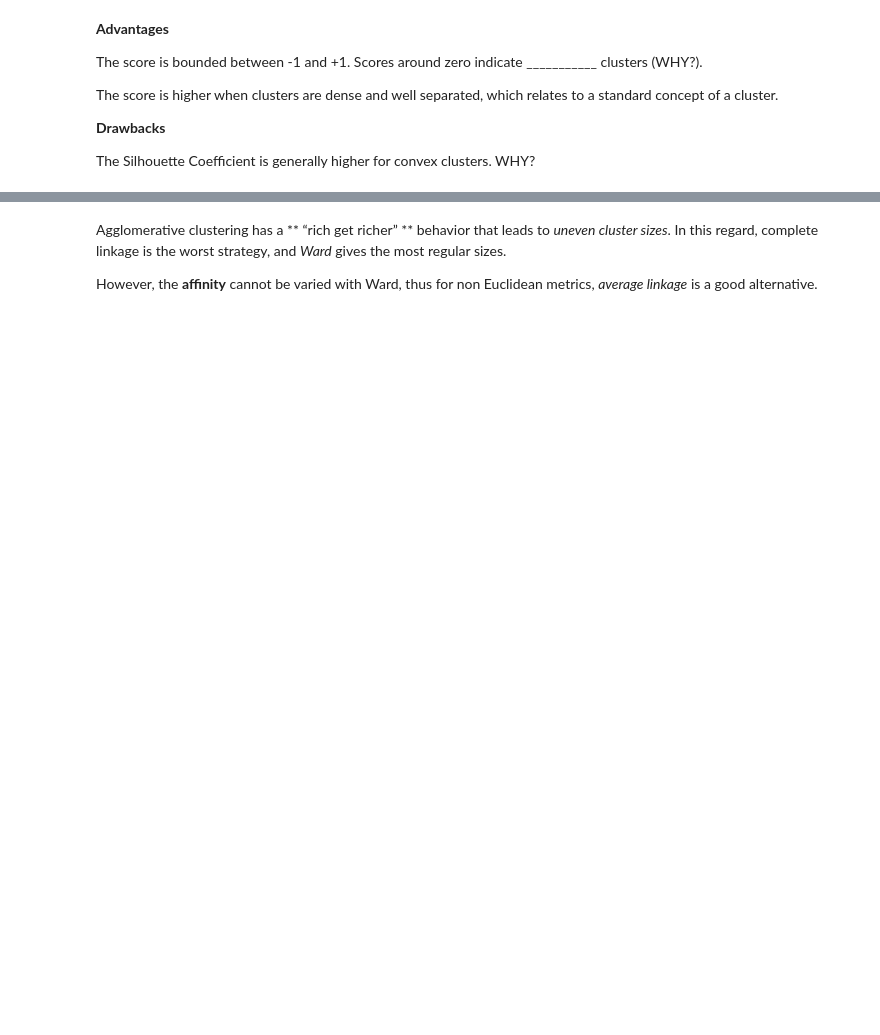
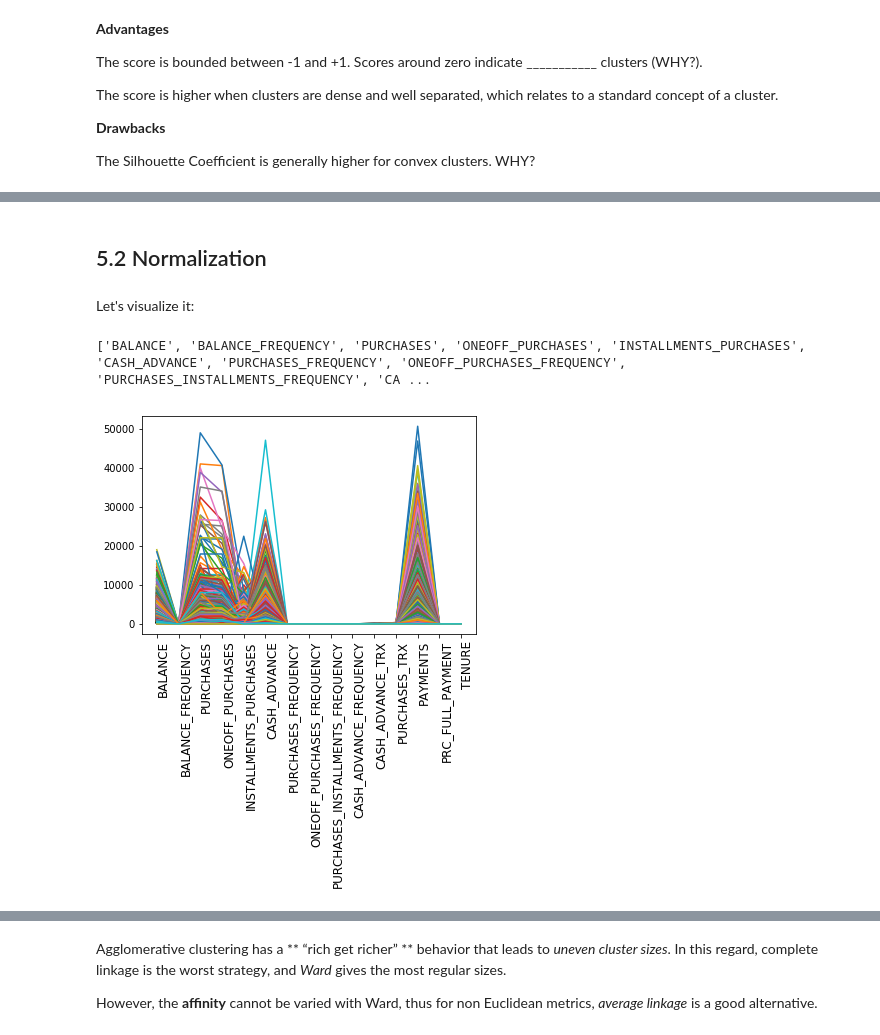
Before and after one commit to rogroc/Postgrau-Data-Science-UB, a Jupyter notebook: 13_UnsupervisedLearning/Unsupervised Learning 1.ipynb, the cells around one changed output, grey strips where cells are left out. Cells and saved outputs as stored; diff of their text form; code cells hidden in the pictures; blank space fills up the shorter version.

```diff
--- a/13_UnsupervisedLearning/Unsupervised Learning 1.ipynb
+++ b/13_UnsupervisedLearning/Unsupervised Learning 1.ipynb
@@ -639,0 +776,7 @@ Another interesting clustering technique is hierarchical clustering. Hierarchica
+# %%
+import numpy as np
+import pandas as pd
+import matplotlib.pyplot as plt
+
+data =pd.read_csv("data/CC GENERAL.csv")
+data.head()
@@ -639,0 +801,3 @@ Another interesting clustering technique is hierarchical clustering. Hierarchica
+# %%
+data=data.drop(['CUST_ID'], axis=1)
+data.head()
@@ -639,0 +816,3 @@ Another interesting clustering technique is hierarchical clustering. Hierarchica
+# %%
+datadrop=data.dropna(axis=1)
+datadrop.head()
@@ -639,0 +900,2 @@ Another interesting clustering technique is hierarchical clustering. Hierarchica
+# %% [markdown]
+## 5.2 Normalization
@@ -639,0 +907,16 @@ Another interesting clustering technique is hierarchical clustering. Hierarchica
+# %% [markdown]
+Let's visualize it:
+# %%
+attributes=datadrop.columns.tolist()
+print(attributes)
+# %% [output]
+['BALANCE', 'BALANCE_FREQUENCY', 'PURCHASES', 'ONEOFF_PURCHASES', 'INSTALLMENTS_PURCHASES', 'CASH_ADVANCE', 'PURCHASES_FREQUENCY', 'ONEOFF_PURCHASES_FREQUENCY', 'PURCHASES_INSTALLMENTS_FREQUENCY', 'CA ...
+# %%
+%matplotlib inline
+
+plt.xticks(np.arange(len(attributes)), attributes,rotation=90,horizontalalignment='left',fontsize=12)
+
+for i in range(datadrop.shape[0]):
+    plt.plot(np.arange(datadrop.shape[1]), datadrop.loc[i])
+# %% [output]
+[figure, added]
```
Also changed, not shown: parts of 213 cells of this notebook.
